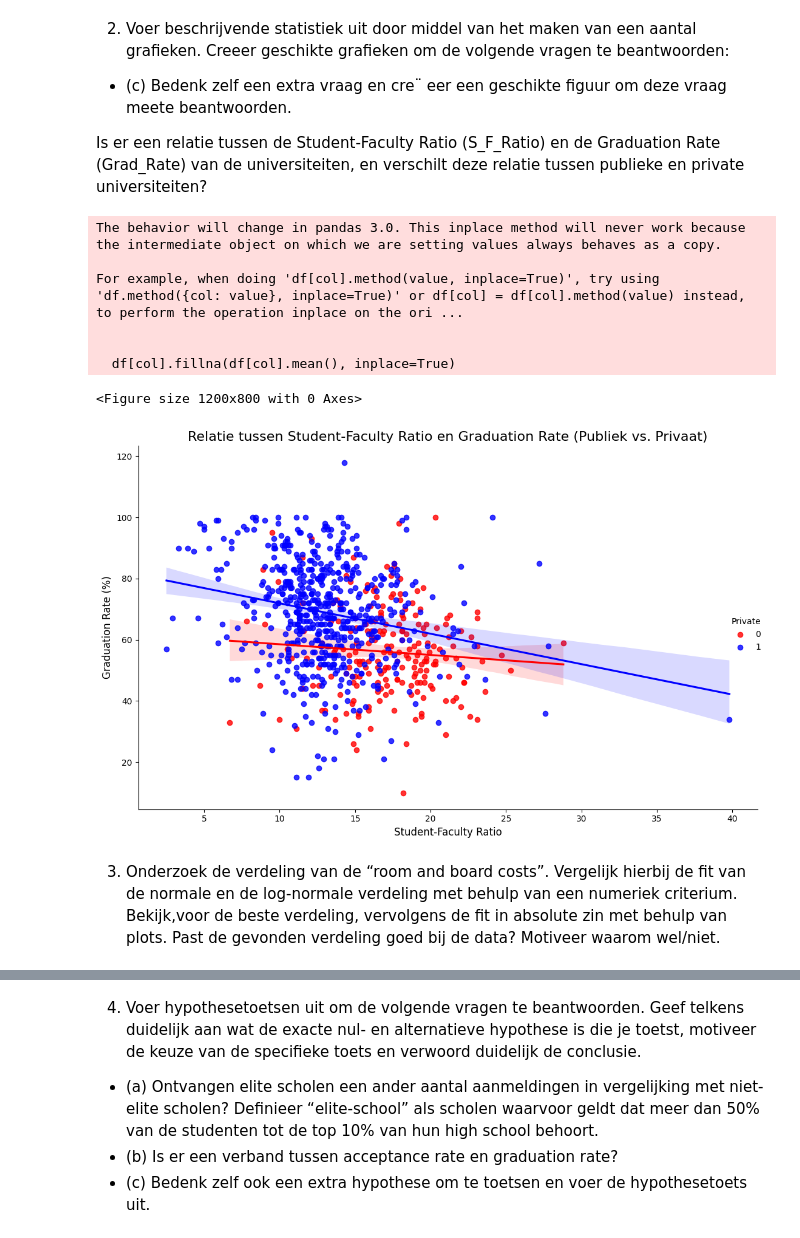
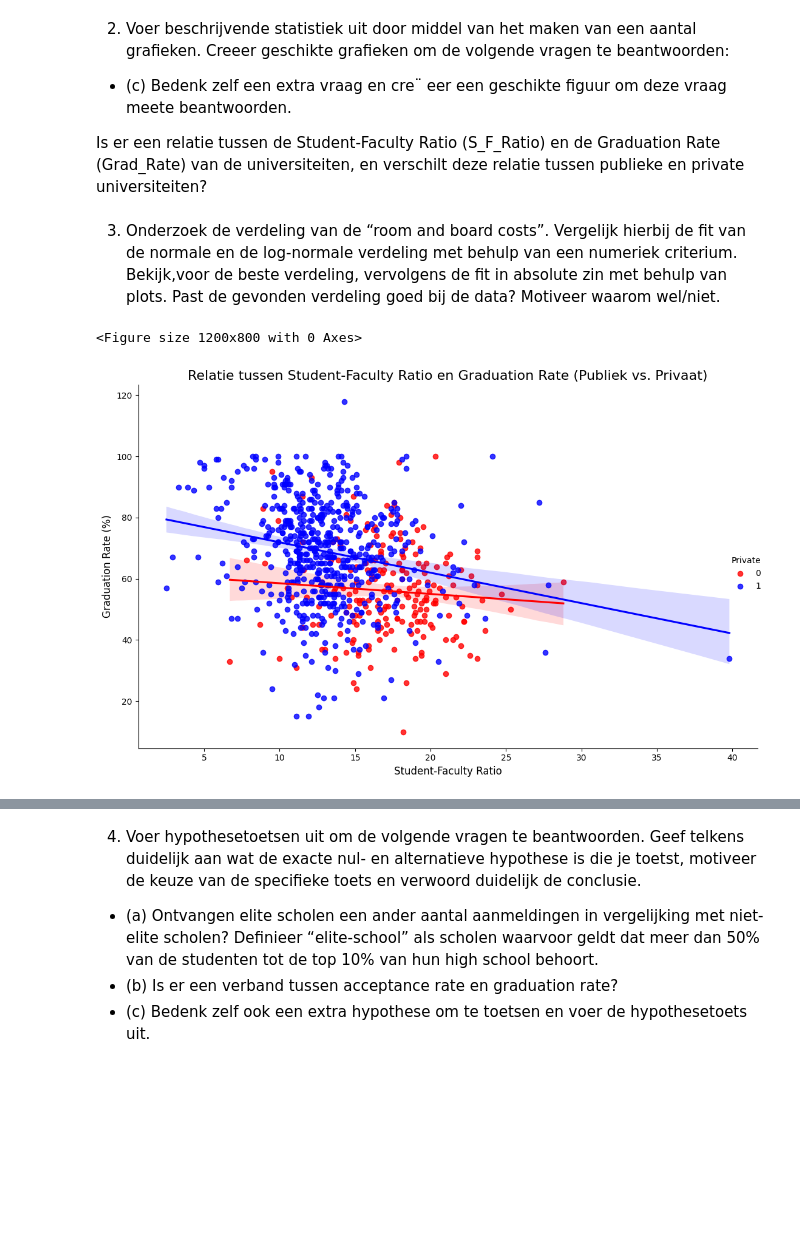
Before and after one commit to AdilVural/myPython, a Jupyter notebook: opledingCollege2026/Opdracht_StatisticsforDataScience/01_Introduction/Opdracht_1_obv_universiteitsdata.ipynb, the cells around one changed output, grey strips where cells are left out. Drawn from its saved outputs; the diff is of its cells as text; code cells hidden in the pictures; blank space fills up the shorter version.

```diff
--- a/opledingCollege2026/Opdracht_StatisticsforDataScience/01_Introduction/Opdracht_1_obv_universiteitsdata.ipynb
+++ b/opledingCollege2026/Opdracht_StatisticsforDataScience/01_Introduction/Opdracht_1_obv_universiteitsdata.ipynb
@@ -344,45 +343,32 @@ Het onderzoeken van financiële steun en beurzen kan dit beeld veranderen. Ook a
 - (c) Bedenk zelf een extra vraag en cre¨ eer een geschikte figuur om deze vraag meete beantwoorden.
 
 Is er een relatie tussen de Student-Faculty Ratio (S_F_Ratio) en de Graduation Rate (Grad_Rate) van de universiteiten, en verschilt deze relatie tussen publieke en private universiteiten?
-# %%
-
-# Verwerk ontbrekende waarden in numerieke kolommen met het gemiddelde
-numeric_columns = df.select_dtypes(include=['number']).columns
-for col in numeric_columns:
-    df[col].fillna(df[col].mean(), inplace=True)
-
-# Zet 'Private' om naar numeriek (0=Nee, 1=Ja)
-df['Private'] = df['Private'].map({'No': 0, 'Yes': 1}).fillna(0)
-
-private_0 = df[df['Private'] == 0].head(10)
-private_1 = df[df['Private'] == 1].head(10)
-#print(private_0)
-#print(private_1)
-
-
-# Scatter plot maken met regressielijnen
-plt.figure(figsize=(12, 8))
-sns.lmplot(x='S_F_Ratio', y='Grad_Rate', hue='Private', data=df, palette=['red','blue'], height=7, aspect=1.5)
-plt.title('Relatie tussen Student-Faculty Ratio en Graduation Rate (Publiek vs. Privaat)', fontsize=16)
-plt.ylabel('Graduation Rate (%)', fontsize=12)
-plt.xlabel('Student-Faculty Ratio', fontsize=12)
-plt.tight_layout()
-plt.show()
-
-#Er is een duidelijke negatieve relatie tussen de student-faculty ratio en het slagingspercentage: hoe meer studenten per docent, hoe lager de kans op afstuderen.
-#Dit ondersteunt het idee dat kleinere klassen en meer docent-betrokkenheid bijdragen aan betere studieresultaten.
-#Het onderscheid tussen publieke en private instellingen moet nog beter zichtbaar worden gemaakt in de visualisatie om extra conclusies te trekken.
-# %% [output]
-The behavior will change in pandas 3.0. This inplace method will never work because the intermediate object on which we are setting values always behaves as a copy.
-
-For example, when doing 'df[col].method(value, inplace=True)', try using 'df.method({col: value}, inplace=True)' or df[col] = df[col].method(value) instead, to perform the operation inplace on the ori ...
-
-
-  df[col].fillna(df[col].mean(), inplace=True)
-<Figure size 1200x800 with 0 Axes>
-[figure, removed]
 # %% [markdown]
 3. Onderzoek de verdeling van de “room and board costs”. Vergelijk hierbij de fit van de
 normale en de log-normale verdeling met behulp van een numeriek criterium. Bekijk,voor de beste verdeling, vervolgens de fit in absolute zin met behulp van plots.
 Past de gevonden verdeling goed bij de data? Motiveer waarom wel/niet.
+# %%
+df = pd.read_csv(DATA_PATH, sep=",")
+df.columns = [c.replace(".", "_") for c in df.columns]
+# Verwerk ontbrekende waarden in numerieke kolommen met het gemiddelde
+numeric_columns = df.select_dtypes(include=['number']).columns
+for col in numeric_columns:
+    df[col] = df[col].fillna(df[col].mean())  # Correcte manier om fillna te gebruiken
+# Zet 'Private' om naar numeriek (0=Nee, 1=Ja)
+df['Private'] = df['Private'].map({'No': 0, 'Yes': 1}).fillna(0)
+private_0 = df[df['Private'] == 0].head(10)
+private_1 = df[df['Private'] == 1].head(10)
+#print(private_0)
+#print(private_1)
+# Scatter plot maken met regressielijnen
+plt.figure(figsize=(12, 8))
+sns.lmplot(x='S_F_Ratio', y='Grad_Rate', hue='Private', data=df, palette=['red','blue'], height=7, aspect=1.5)
+plt.title('Relatie tussen Student-Faculty Ratio en Graduation Rate (Publiek vs. Privaat)', fontsize=16)
+plt.ylabel('Graduation Rate (%)', fontsize=12)
+plt.xlabel('Student-Faculty Ratio', fontsize=12)
+plt.tight_layout()
+plt.show()
+# %% [output]
+<Figure size 1200x800 with 0 Axes>
+[figure, added]
 # %%
```
Also changed, not shown: parts of 10 cells of this notebook.
